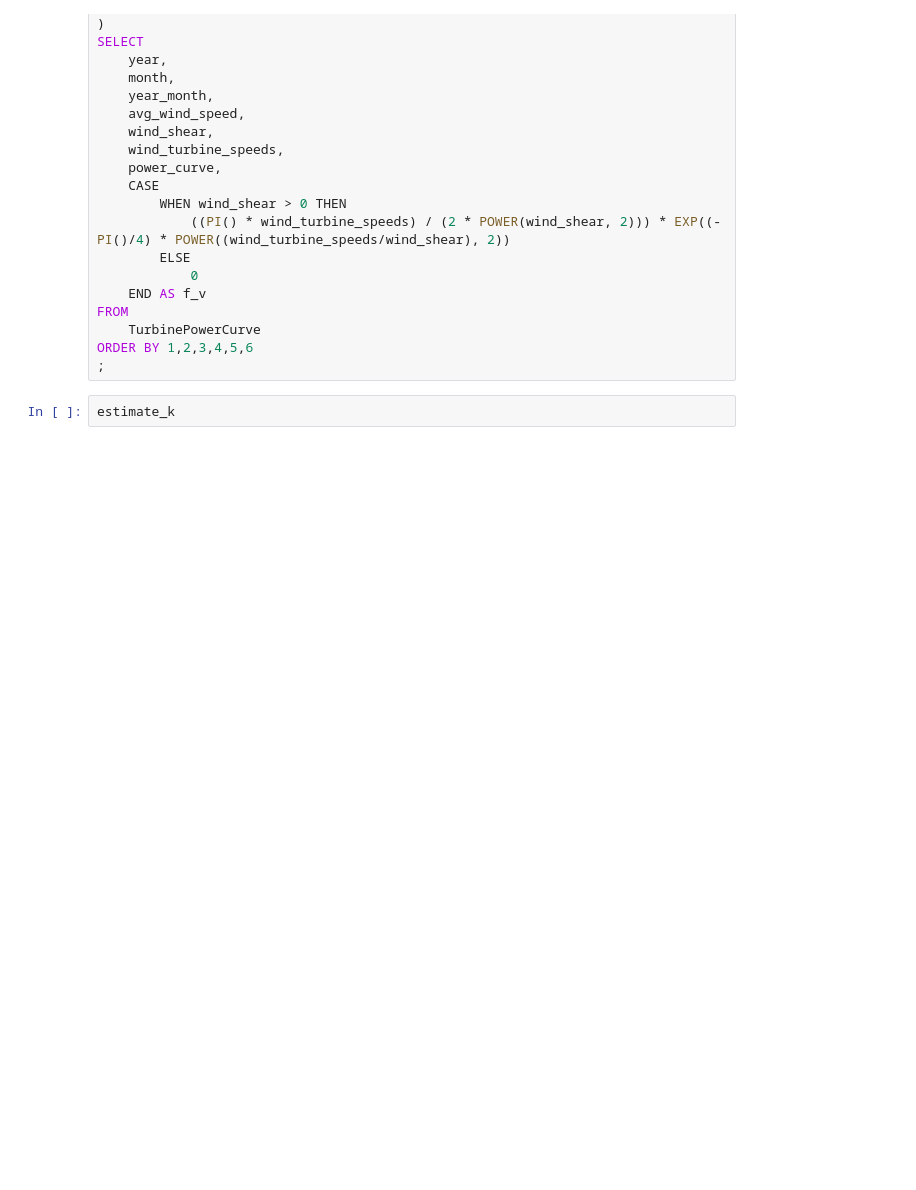
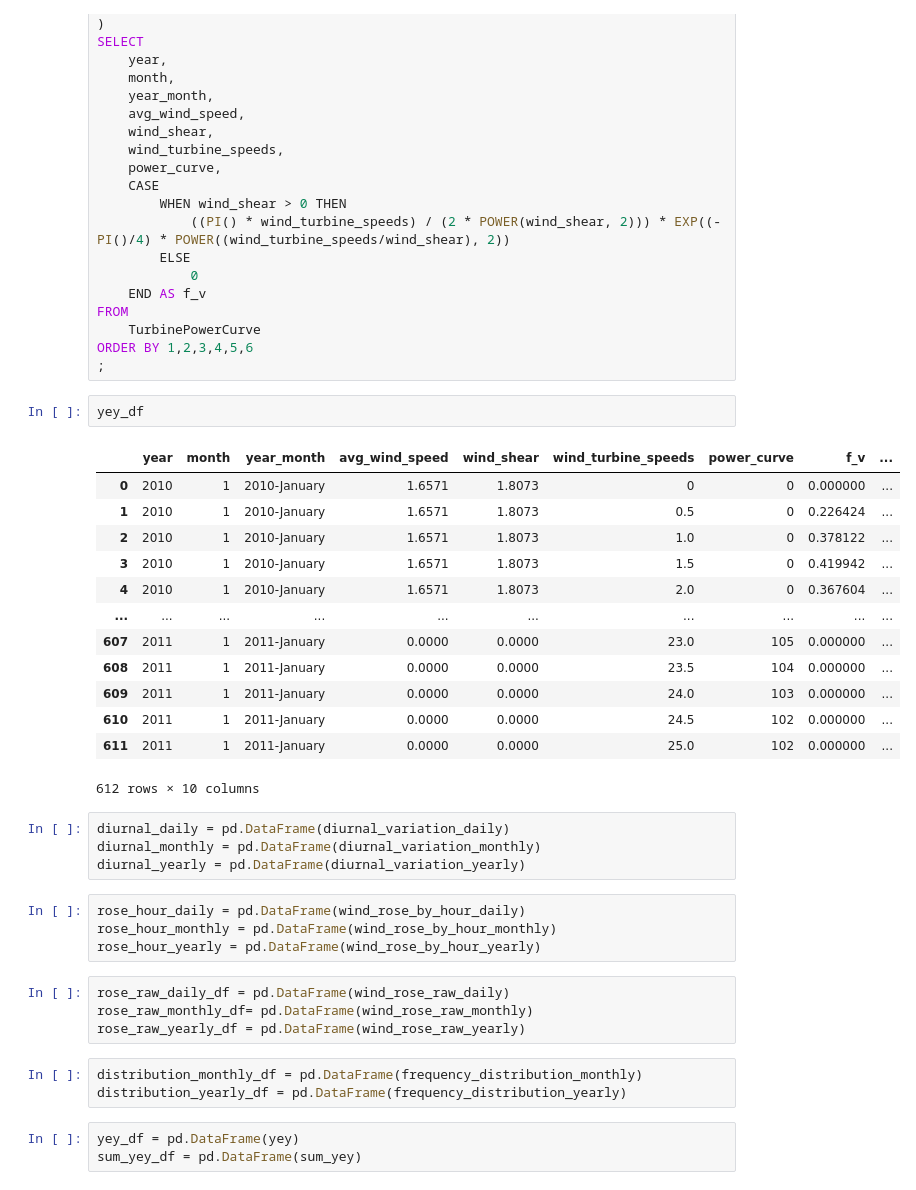
Before and after one commit to gbabeleda/wind-energy-dashboard, a Jupyter notebook: magic-sql.ipynb, the cells around one changed output. Drawn from its saved outputs; the diff is of its cells as text; blank space fills up the shorter version.

Commit message:
Created dataframes from result sets

```diff
--- a/magic-sql.ipynb
+++ b/magic-sql.ipynb
@@ -1229,6 +1229,38 @@ FROM
     TurbinePowerCurve
 ORDER BY 1,2,3,4,5,6
 ;
-# %%
-estimate_k
+# %%
+yey_df
+# %% [output]
+|  | year | month | year_month | avg_wind_speed | wind_shear | wind_turbine_speeds | power_curve | f_v | ... |
+| 0 | 2010 | 1 | 2010-January | 1.6571 | 1.8073 | 0 | 0 | 0.000000 | ... |
+| 1 | 2010 | 1 | 2010-January | 1.6571 | 1.8073 | 0.5 | 0 | 0.226424 | ... |
+| 2 | 2010 | 1 | 2010-January | 1.6571 | 1.8073 | 1.0 | 0 | 0.378122 | ... |
+| 3 | 2010 | 1 | 2010-January | 1.6571 | 1.8073 | 1.5 | 0 | 0.419942 | ... |
+| 4 | 2010 | 1 | 2010-January | 1.6571 | 1.8073 | 2.0 | 0 | 0.367604 | ... |
+| ... | ... | ... | ... | ... | ... | ... | ... | ... | ... |
+| 607 | 2011 | 1 | 2011-January | 0.0000 | 0.0000 | 23.0 | 105 | 0.000000 | ... |
+| 608 | 2011 | 1 | 2011-January | 0.0000 | 0.0000 | 23.5 | 104 | 0.000000 | ... |
+| 609 | 2011 | 1 | 2011-January | 0.0000 | 0.0000 | 24.0 | 103 | 0.000000 | ... |
+| 610 | 2011 | 1 | 2011-January | 0.0000 | 0.0000 | 24.5 | 102 | 0.000000 | ... |
+| 611 | 2011 | 1 | 2011-January | 0.0000 | 0.0000 | 25.0 | 102 | 0.000000 | ... |
+612 rows × 10 columns
+# %%
+diurnal_daily = pd.DataFrame(diurnal_variation_daily)
+diurnal_monthly = pd.DataFrame(diurnal_variation_monthly)
+diurnal_yearly = pd.DataFrame(diurnal_variation_yearly)
+# %%
+rose_hour_daily = pd.DataFrame(wind_rose_by_hour_daily)
+rose_hour_monthly = pd.DataFrame(wind_rose_by_hour_monthly)
+rose_hour_yearly = pd.DataFrame(wind_rose_by_hour_yearly)
+# %%
+rose_raw_daily_df = pd.DataFrame(wind_rose_raw_daily)
+rose_raw_monthly_df= pd.DataFrame(wind_rose_raw_monthly)
+rose_raw_yearly_df = pd.DataFrame(wind_rose_raw_yearly)
+# %%
+distribution_monthly_df = pd.DataFrame(frequency_distribution_monthly)
+distribution_yearly_df = pd.DataFrame(frequency_distribution_yearly)
+# %%
+yey_df = pd.DataFrame(yey)
+sum_yey_df = pd.DataFrame(sum_yey)
 # %%
```
Also changed, not shown: parts of 2 cells of this notebook.
